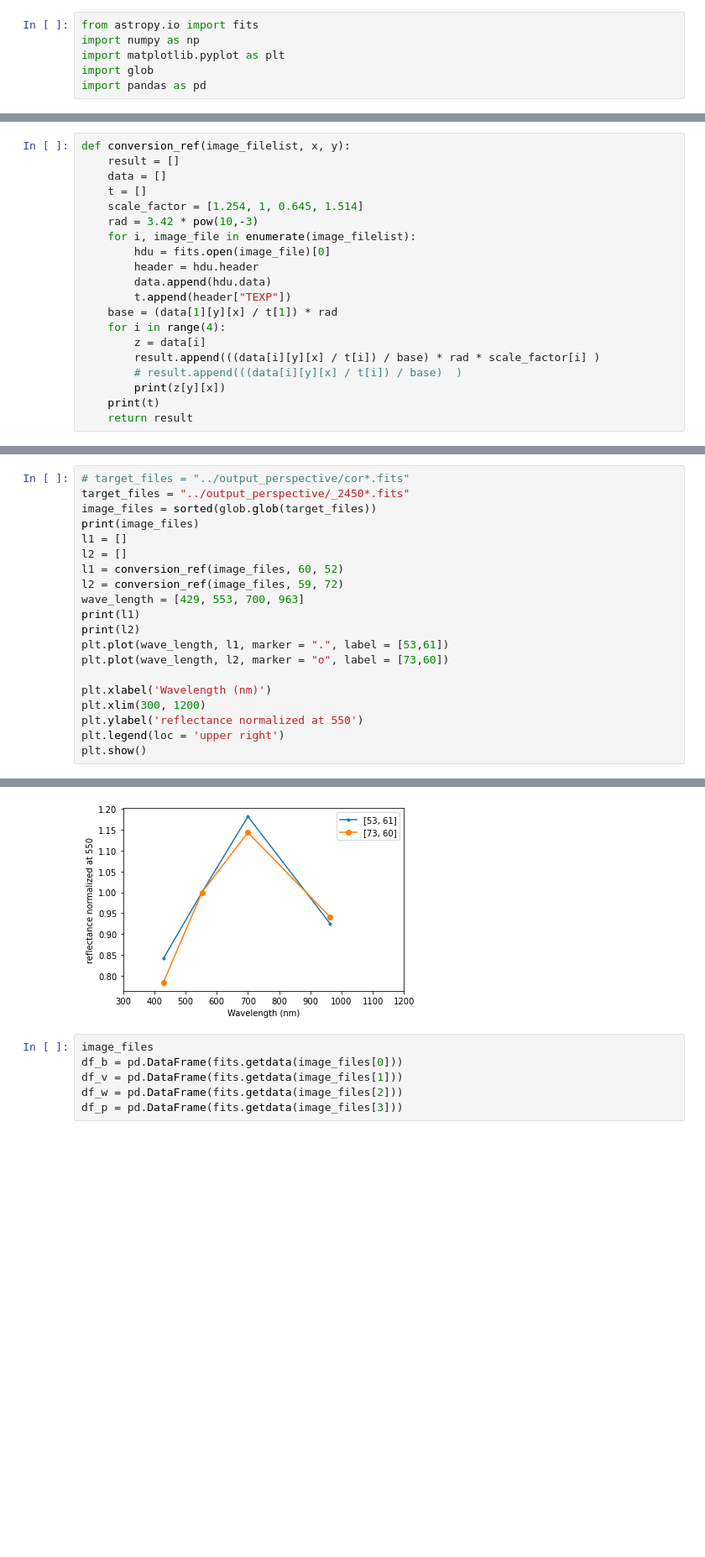
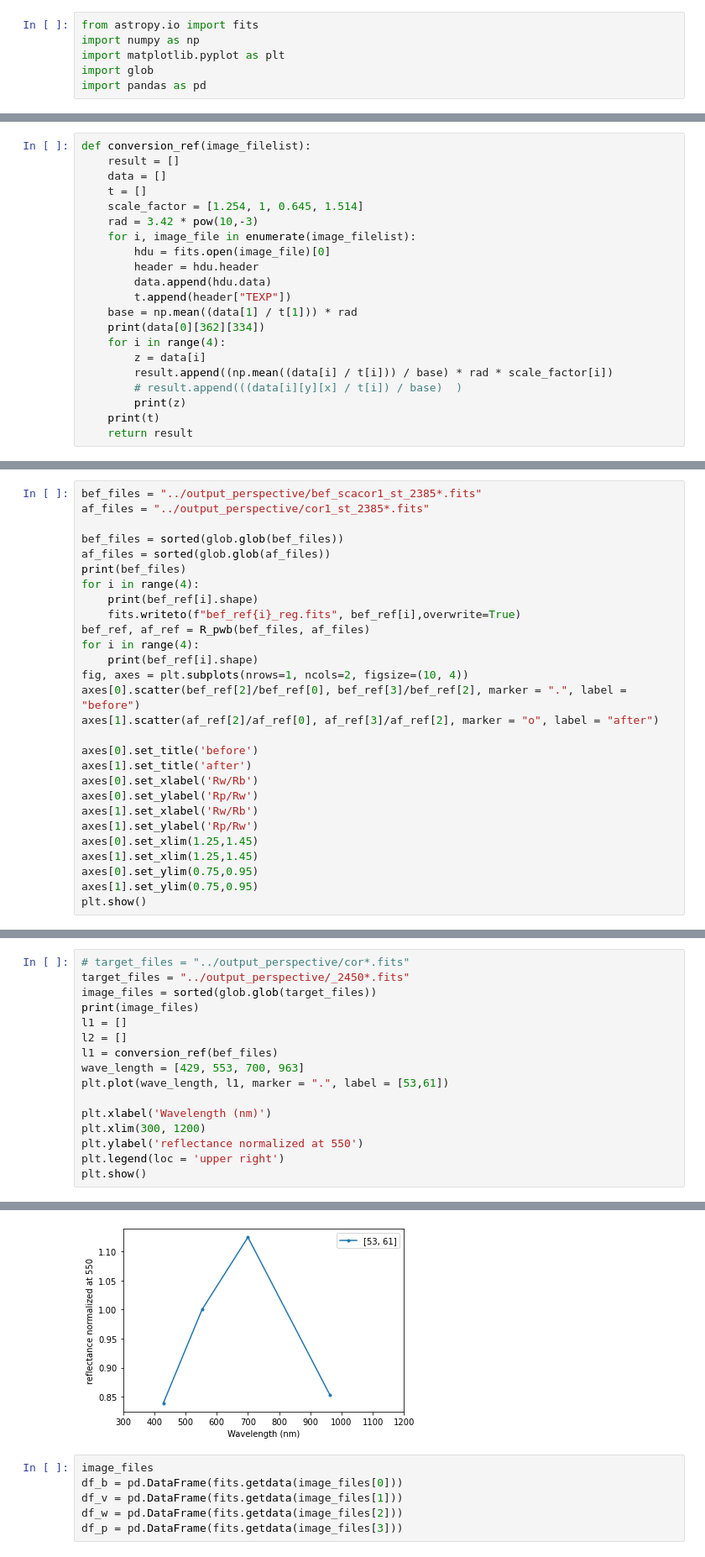
Before and after one commit to akihirohattori/preprocess, a Jupyter notebook: make_spectrum.ipynb, the cells around one changed output, grey strips where cells are left out. Shown at 84% size. Saved outputs shown, nothing was run; the diff lists cells and outputs as text; blank space fills up the shorter version.

```diff
--- a/make_spectrum.ipynb
+++ b/make_spectrum.ipynb
@@ -32,7 +34,7 @@ def R_pwb(bef, af):
 
     return bef_ref, af_ref
 # %%
-def conversion_ref(image_filelist, x, y):
+def conversion_ref(image_filelist):
     result = []
     data = []
     t = []
@@ -43,11 +45,12 @@ def conversion_ref(image_filelist, x, y):
         header = hdu.header
         data.append(hdu.data)
         t.append(header["TEXP"])
-    base = (data[1][y][x] / t[1]) * rad
+    base = np.mean((data[1] / t[1])) * rad
+    print(data[0][362][334])
     for i in range(4):
         z = data[i]
-        result.append(((data[i][y][x] / t[i]) / base) * rad * scale_factor[i] )
+        result.append((np.mean((data[i] / t[i])) / base) * rad * scale_factor[i])
         # result.append(((data[i][y][x] / t[i]) / base)  )
-        print(z[y][x])
+        print(z)
     print(t)
     return result
@@ -53,0 +90,28 @@ def conversion_ref(image_filelist, x, y):
+# %%
+bef_files = "../output_perspective/bef_scacor1_st_2385*.fits"
+af_files = "../output_perspective/cor1_st_2385*.fits"
+
+bef_files = sorted(glob.glob(bef_files))
+af_files = sorted(glob.glob(af_files))
+print(bef_files)
+for i in range(4):
+    print(bef_ref[i].shape)
+    fits.writeto(f"bef_ref{i}_reg.fits", bef_ref[i],overwrite=True)
+bef_ref, af_ref = R_pwb(bef_files, af_files)
+for i in range(4):
+    print(bef_ref[i].shape)
+fig, axes = plt.subplots(nrows=1, ncols=2, figsize=(10, 4))
+axes[0].scatter(bef_ref[2]/bef_ref[0], bef_ref[3]/bef_ref[2], marker = ".", label = "before")
+axes[1].scatter(af_ref[2]/af_ref[0], af_ref[3]/af_ref[2], marker = "o", label = "after")
+
+axes[0].set_title('before')
+axes[1].set_title('after')
+axes[0].set_xlabel('Rw/Rb')
+axes[0].set_ylabel('Rp/Rw')
+axes[1].set_xlabel('Rw/Rb')
+axes[1].set_ylabel('Rp/Rw')
+axes[0].set_xlim(1.25,1.45)
+axes[1].set_xlim(1.25,1.45)
+axes[0].set_ylim(0.75,0.95)
+axes[1].set_ylim(0.75,0.95)
+plt.show()
@@ -58,13 +134,9 @@ image_files = sorted(glob.glob(target_files))
 print(image_files)
 l1 = []
 l2 = []
-l1 = conversion_ref(image_files, 60, 52)
-l2 = conversion_ref(image_files, 59, 72)
+l1 = conversion_ref(bef_files)
 wave_length = [429, 553, 700, 963]
-print(l1)
-print(l2)
 plt.plot(wave_length, l1, marker = ".", label = [53,61])
-plt.plot(wave_length, l2, marker = "o", label = [73,60])
 
 plt.xlabel('Wavelength (nm)')
 plt.xlim(300, 1200)
@@ -88,4 +164,4 @@ plt.show()
-[figure, old version]
+[figure, new version]
 # %%
 image_files
 df_b = pd.DataFrame(fits.getdata(image_files[0]))
```
Also changed, not shown: parts of 5 cells of this notebook, 14 other files.
